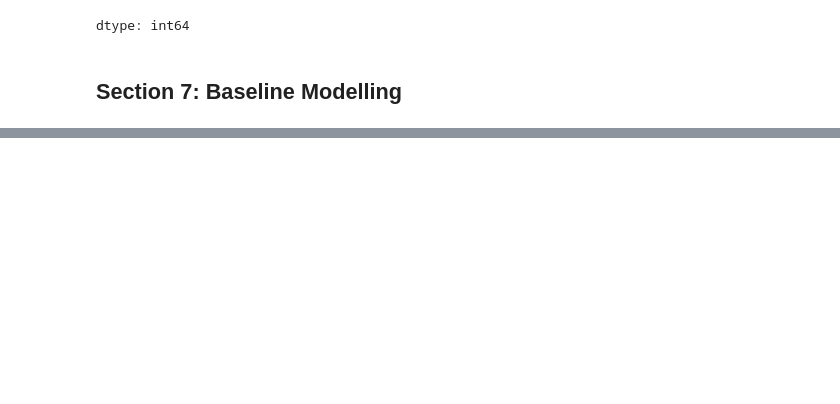
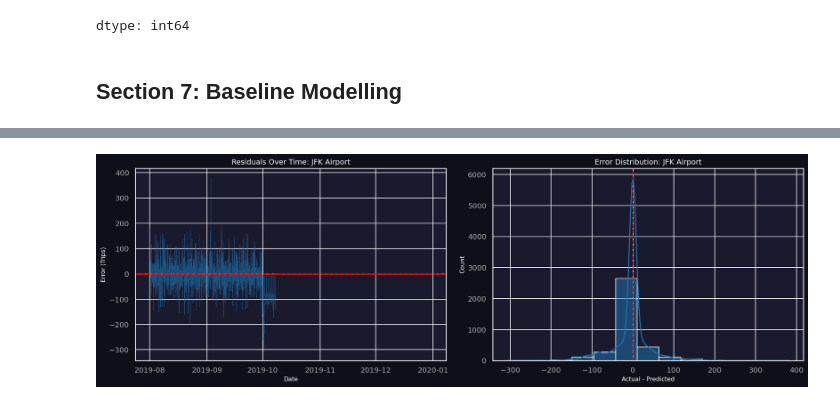
Before and after one commit to aislam2346/aislam, a Jupyter notebook: NYC_Taxi_Pipeline_Clean_v2.ipynb, the cells around one changed output, grey strips where cells are left out. Cells and saved outputs as stored; diff of their text form; code cells hidden in the pictures; blank space fills up the shorter version.

```diff
--- a/NYC_Taxi_Pipeline_Clean_v2.ipynb
+++ b/NYC_Taxi_Pipeline_Clean_v2.ipynb
@@ -940,10 +968,9 @@ dtype: int64
 # %%
 FEATURES = [
     'hour_of_day', 'day_of_week', 'is_weekend', 'month_of_year',
-    'PULocationID',
     'temperature_2m', 'precipitation', 'snowfall', 'windspeed_10m',
     'is_snowing', 'is_raining', 'is_extreme_weather',
-    'is_holiday',
+    'is_holiday','zone',
     'lag_1h', 'lag_2h', 'lag_24h', 'lag_168h',
     'roll_3h', 'roll_24h', 'roll_168h',
 ]
@@ -964,6 +991,18 @@ val   = df_model[df_model['pickup_hour_ts'] >= VAL_START]
 
 X_train, y_train = train[FEATURES], train[TARGET]
 X_val,   y_val   = val[FEATURES],   val[TARGET]
+
+# By default, LightGBM treats all imputs as continuous so we have to explicitly
+# convert zone into a category type.
+X_train['zone'] = X_train['zone'].astype('category')
+X_val['zone'] = X_val['zone'].astype('category')
+
+# Explicitly convert boolean features to bool type after filling NaNs
+boolean_features = ['is_weekend', 'is_holiday', 'is_snowing', 'is_raining', 'is_extreme_weather']
+
+for feature in boolean_features:
+    X_train[feature] = X_train[feature].fillna(False).astype(bool)
+    X_val[feature] = X_val[feature].fillna(False).astype(bool)
 
 print(f"Train: {len(X_train):,} rows  ({train['pickup_hour_ts'].min().date()} → {train['pickup_hour_ts'].max().date()})")
 print(f"Val:   {len(X_val):,}   rows  ({val['pickup_hour_ts'].min().date()} → {val['pickup_hour_ts'].max().date()})")
@@ -1024,0 +1126,36 @@ Training until validation scores don't improve for 50 rounds
+# %%
+import matplotlib.pyplot as plt
+
+def plot_zone_residuals(df_val, zone_name):
+    # Filter for the specific zone
+    zone_df = df_val[df_val['zone'] == zone_name].sort_values('pickup_hour_ts')
+
+    # Calculate Residuals (Actual - Predicted)
+    # Using the final inverse-transformed predictions
+    zone_df['residual'] = zone_df['trip_count'] - zone_df['y_pred']
+
+    plt.figure(figsize=(15, 5))
+
+    # 1. Time Series Plot of Residuals
+    plt.subplot(1, 2, 1)
+    plt.plot(zone_df['pickup_hour_ts'], zone_df['residual'], color='tab:blue', alpha=0.6, linewidth=0.5)
+    plt.axhline(0, color='red', linestyle='--')
+    plt.title(f'Residuals Over Time: {zone_name}')
+    plt.ylabel('Error (Trips)')
+    plt.xlabel('Date')
+
+    # 2. Distribution of Residuals
+    plt.subplot(1, 2, 2)
+    sns.histplot(zone_df['residual'], kde=True, color='tab:blue')
+    plt.axvline(0, color='red', linestyle='--')
+    plt.title(f'Error Distribution: {zone_name}')
+    plt.xlabel('Actual - Predicted')
+
+    plt.tight_layout()
+    plt.show()
+
+# Run for JFK and Upper East Side
+plot_zone_residuals(val, "JFK Airport")
+# plot_zone_residuals(val, "Upper East Side South")
+# %% [output]
+[figure, added]
```
Also changed, not shown: parts of 23 cells of this notebook.
